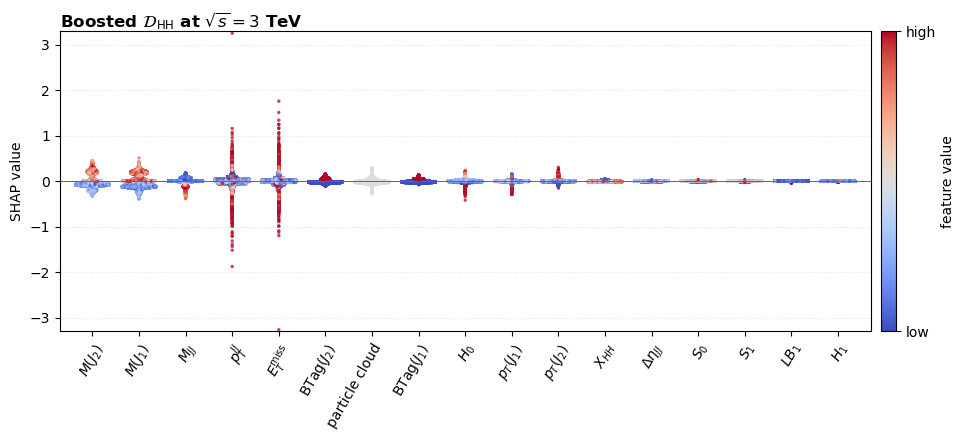
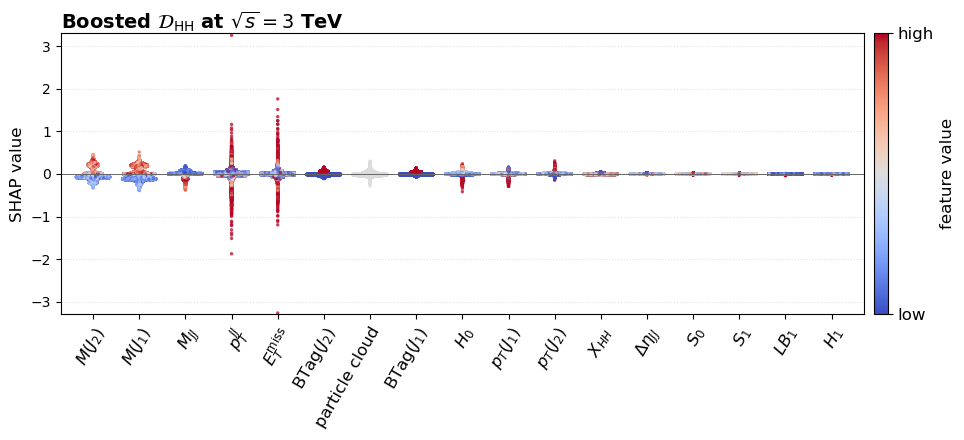
The change to this notebook cell's code, shown as a diff; its figure went from the first image to the second:
--- before
+++ after
@@ -26,7 +26,7 @@
 ax.set_xticks(np.arange(n))
 ax.set_xticklabels([SYMBOL.get(nm, nm) for nm in order],
-                   rotation=60, ha='right', rotation_mode='anchor', fontsize=10)
-ax.set_ylabel('SHAP value', fontsize=10)
-ax.set_title(r'Boosted $\mathcal{D}_{\rm HH}$ at $\sqrt{s}=3$ TeV', fontsize=12, fontweight='bold', loc='left', pad=3)
+                   rotation=60, ha='right', rotation_mode='anchor', fontsize=12)
+ax.set_ylabel('SHAP value', fontsize=12)
+ax.set_title(r'Boosted $\mathcal{D}_{\rm HH}$ at $\sqrt{s}=3$ TeV', fontsize=14, fontweight='bold', loc='left', pad=3)
 ax.grid(axis='y', linestyle=':', alpha=0.35)
 ax.set_xlim(-0.7, n - 0.3)
@@ -36,6 +36,6 @@
 
 cb = fig.colorbar(ScalarMappable(norm=Normalize(0, 1), cmap=cmap), ax=ax, ticks=[0, 1], pad=0.012, fraction=0.028)
-cb.ax.set_yticklabels(['low', 'high'], fontsize=10)
-cb.set_label('feature value', fontsize=10)
+cb.ax.set_yticklabels(['low', 'high'], fontsize=12)
+cb.set_label('feature value', fontsize=12)
 cb.ax.tick_params(which='minor', right=False)
 

Commit: fix SHAP value plot for D_{HH} classidier.